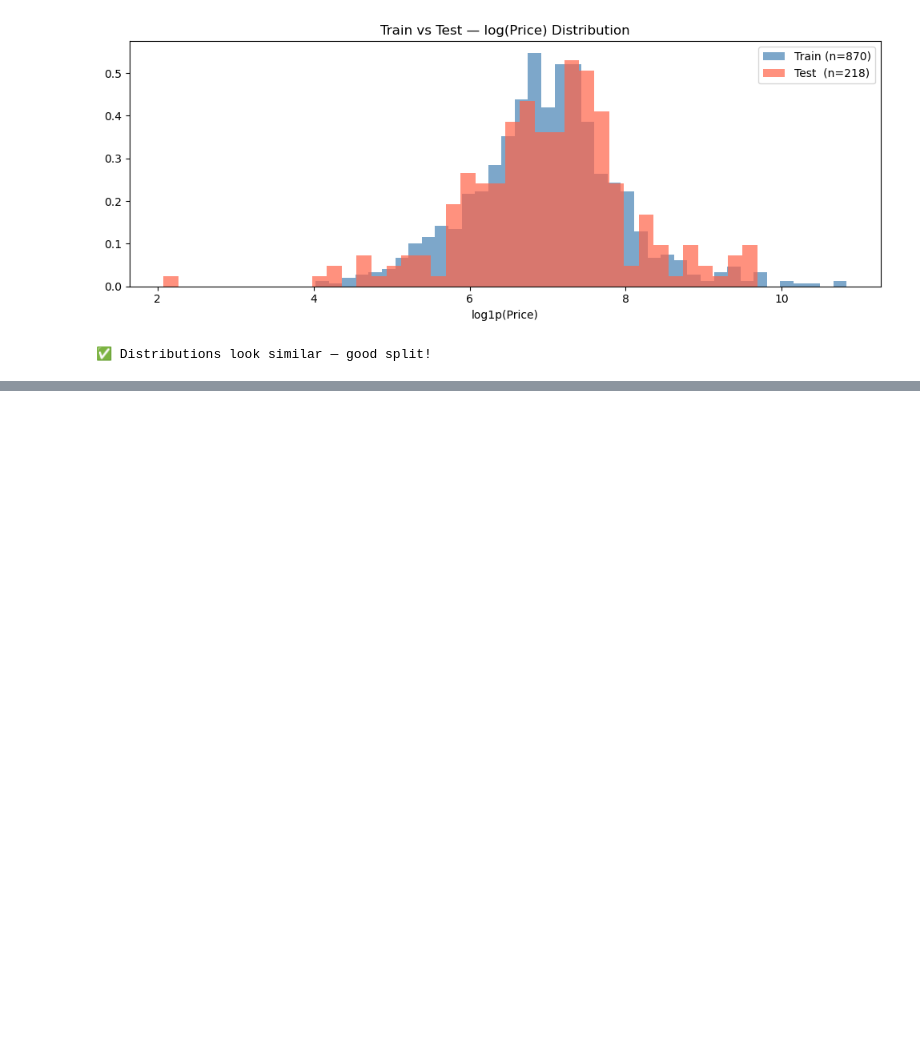
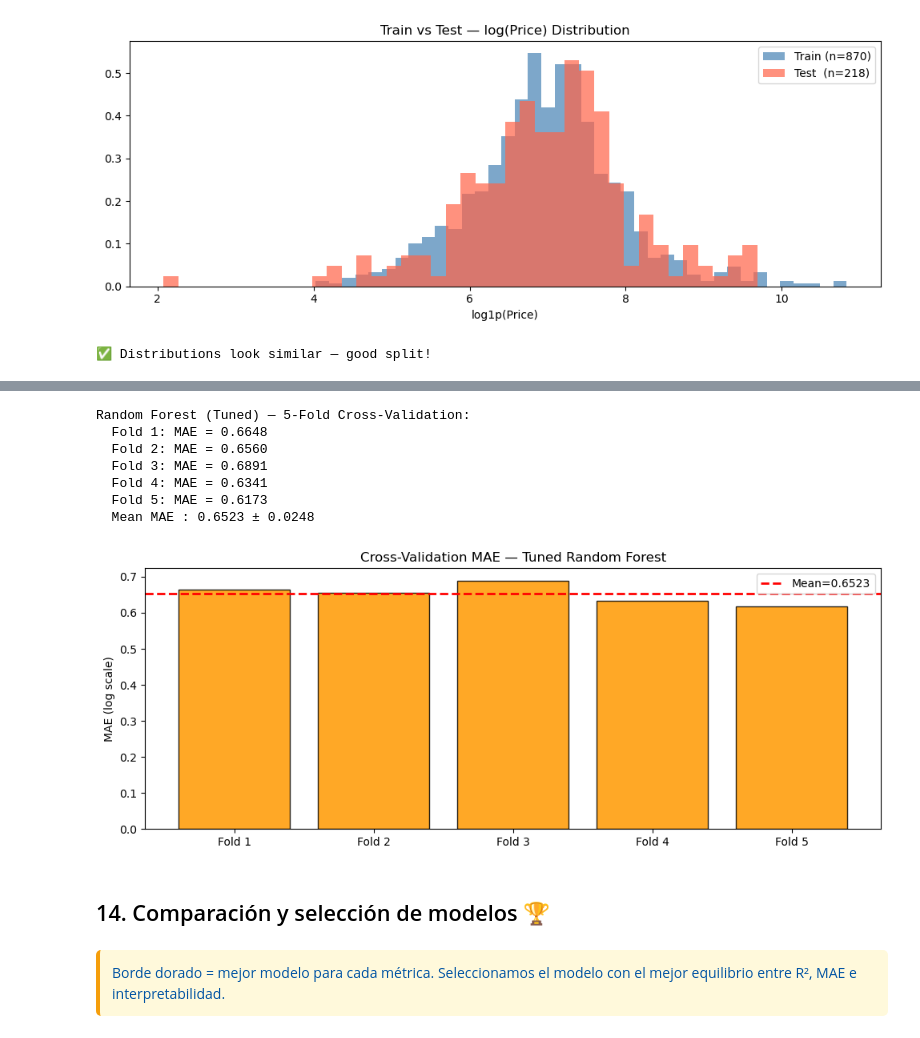
Before and after one commit to KarlaIvon15/9AIEVND-ADND-Practicas-230094-2, a Jupyter notebook: Practica04/Practica04_230094.ipynb, the cells around one changed output, grey strips where cells are left out. Saved outputs shown, nothing was run; the diff lists cells and outputs as text; code cells hidden in the pictures; blank space fills up the shorter version.

```diff
--- a/Practica04/Practica04_230094.ipynb
+++ b/Practica04/Practica04_230094.ipynb
@@ -903,0 +1186,36 @@ Train: 870 | Test: 218
+# %%
+# Cross-validation scores — tuned model
+cv_scores = cross_val_score(best_rf, X, y, cv=5,
+                             scoring='neg_mean_absolute_error', n_jobs=-1)
+cv_mae = -cv_scores
+
+print('Random Forest (Tuned) — 5-Fold Cross-Validation:')
+for i, score in enumerate(cv_mae):
+    print(f'  Fold {i+1}: MAE = {score:.4f}')
+print(f'  Mean MAE : {cv_mae.mean():.4f} ± {cv_mae.std():.4f}')
+
+fig, ax = plt.subplots(figsize=(10, 4))
+ax.bar(range(1, 6), cv_mae, color='#FF9900', edgecolor='black', alpha=0.85)
+ax.axhline(cv_mae.mean(), color='red', linestyle='--', lw=2,
+           label=f'Mean={cv_mae.mean():.4f}')
+ax.set_xticks(range(1, 6)); ax.set_xticklabels([f'Fold {i}' for i in range(1, 6)])
+ax.set_title('Cross-Validation MAE — Tuned Random Forest')
+ax.set_ylabel('MAE (log scale)'); ax.legend()
+plt.tight_layout(); plt.show()
+# %% [output]
+Random Forest (Tuned) — 5-Fold Cross-Validation:
+  Fold 1: MAE = 0.6648
+  Fold 2: MAE = 0.6560
+  Fold 3: MAE = 0.6891
+  Fold 4: MAE = 0.6341
+  Fold 5: MAE = 0.6173
+  Mean MAE : 0.6523 ± 0.0248
+[figure, added]
+# %% [markdown]
+## 14. Comparación y selección de modelos 🏆
+# %% [markdown]
+<div style="background:#fff9db; padding:12px; border-left:4px solid #f59e0b; border-radius:5px;">
+    <span style="color:#0254a3;">
+       Borde dorado = mejor modelo para cada métrica. Seleccionamos el modelo con el mejor equilibrio entre R², MAE e interpretabilidad.
+    </span>
+</div>
```
Also changed, not shown: parts of 19 cells of this notebook.
